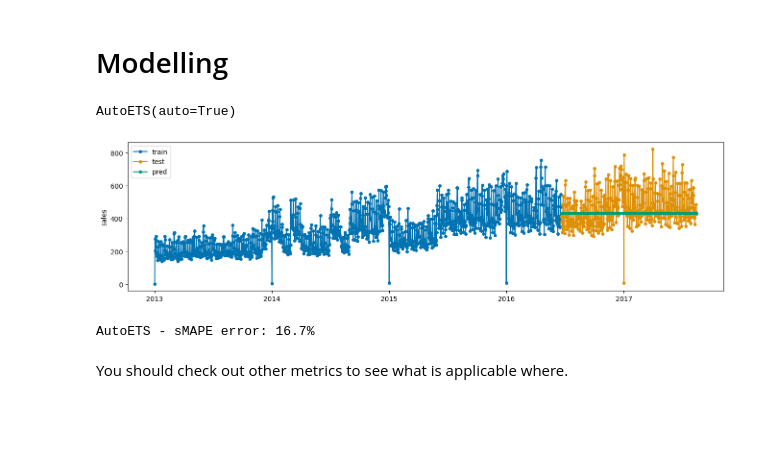
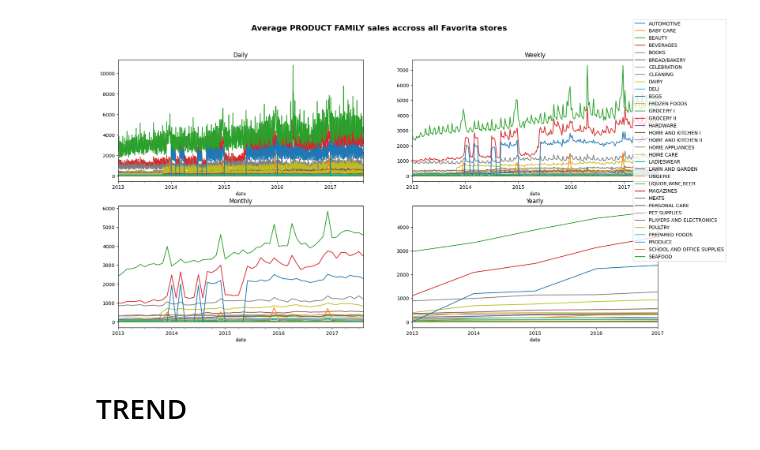
Before and after one commit to Anteemony/sktime-storesales-forecasting, a Jupyter notebook: notebooks/Store_Sales_Forecasting_with_Sktime.ipynb, the cells around one changed output. Cells and saved outputs as stored; diff of their text form; code cells hidden in the pictures; blank space fills up the shorter version.

Commit message:
trend eda
add trend to eda

```diff
--- a/notebooks/Store_Sales_Forecasting_with_Sktime.ipynb
+++ b/notebooks/Store_Sales_Forecasting_with_Sktime.ipynb
@@ -139,0 +234,5 @@ Using the exponential smoothing model...
+# %%
+# Group by 'date' and 'family', calculate mean sales
+daily_avg_family_sales = store_sales.groupby(['date', 'family'])['sales'].mean().reset_index()
+
+daily_avg_family_sales
@@ -140,33 +253,39 @@ Using the exponential smoothing model...
+# %%
+# Pivot the data for easier plotting (date as index, family as columns)
+pivot_df = daily_avg_family_sales.pivot(index='date', columns='family', values='sales')
+
+daily_average_sales = pivot_df
+weekly_average_sales = daily_average_sales.resample('W').mean()
+monthly_average_sales = daily_average_sales.resample('M').mean()
+yearly_average_sales = daily_average_sales.resample('Y').mean()
+
+
+fig, ax = plt.subplots(nrows=2,
+                       ncols=2,
+                       figsize=(20,10))
+
+
+fig.suptitle("Average PRODUCT FAMILY sales accross all Favorita stores", fontsize=16, fontweight="bold");
+
+daily_average_sales.plot(ax=ax[0,0],
+                           title="Daily")
+
+weekly_average_sales.plot(ax=ax[0,1],
+                           title="Weekly")
+
+monthly_average_sales.plot(ax=ax[1,0],
+                           title="Monthly")
+
+yearly_average_sales.plot(ax=ax[1,1],
+                           title="Yearly")
+
+handles, labels = ax[0,0].get_legend_handles_labels()
+fig.legend(handles, labels, loc='upper right')
+ax[0,0].get_legend().remove()
+ax[0,1].get_legend().remove()
+ax[1,0].get_legend().remove()
+ax[1,1].get_legend().remove()
+# %% [output]
+[figure, added]
 # %% [markdown]
-# Modelling
+# TREND
-# %%
-from sktime.forecasting.ets import AutoETS
-
-# 1) Define the model
-forecaster = AutoETS(auto=True)
-
-# 2) Fit on train data
-forecaster.fit(y_train)
-# %% [output]
-AutoETS(auto=True)
-# %%
-# 3) Use fitted model to predict for a certain forecast horizon (fh)
-from sktime.forecasting.base import ForecastingHorizon
-
-fh = ForecastingHorizon(y_test.index, is_relative=False)
-y_pred = forecaster.predict(fh=fh)
-
-_ = plot_series(y_train, y_test, y_pred, labels=["train", "test", "pred"])
-# %% [output]
-[figure, removed]
-# %%
-# forecasting performance metrics
-from sktime.performance_metrics.forecasting import MeanAbsolutePercentageError
-
-smape = MeanAbsolutePercentageError(symmetric=True)
-
-print(f"AutoETS - sMAPE error: {smape(y_test, y_pred):.1%}")
-# %% [output]
-AutoETS - sMAPE error: 16.7%
-# %% [markdown]
-You should check out other metrics to see what is applicable where.
```
Also changed, not shown: parts of 42 cells of this notebook, 1 other file.
